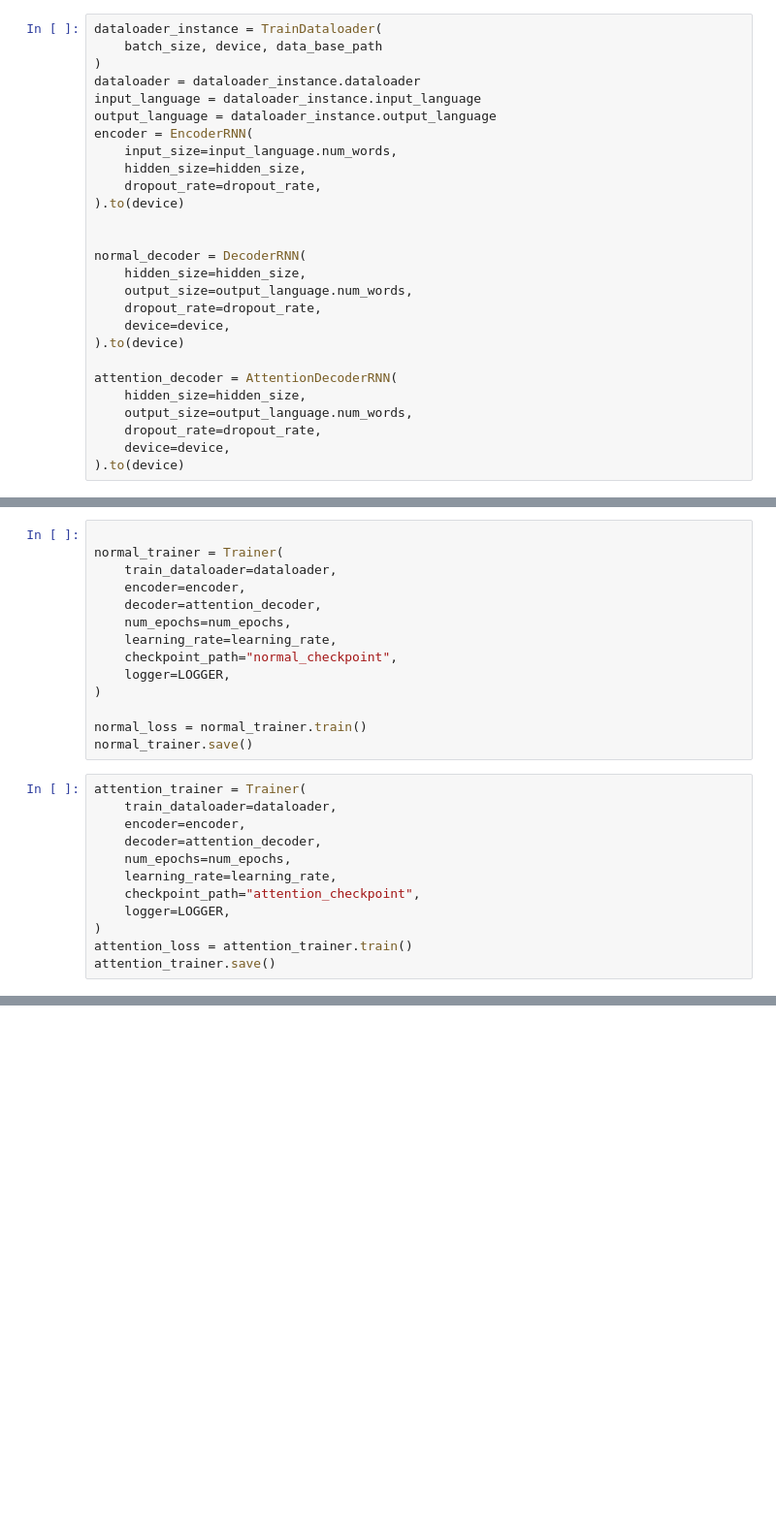
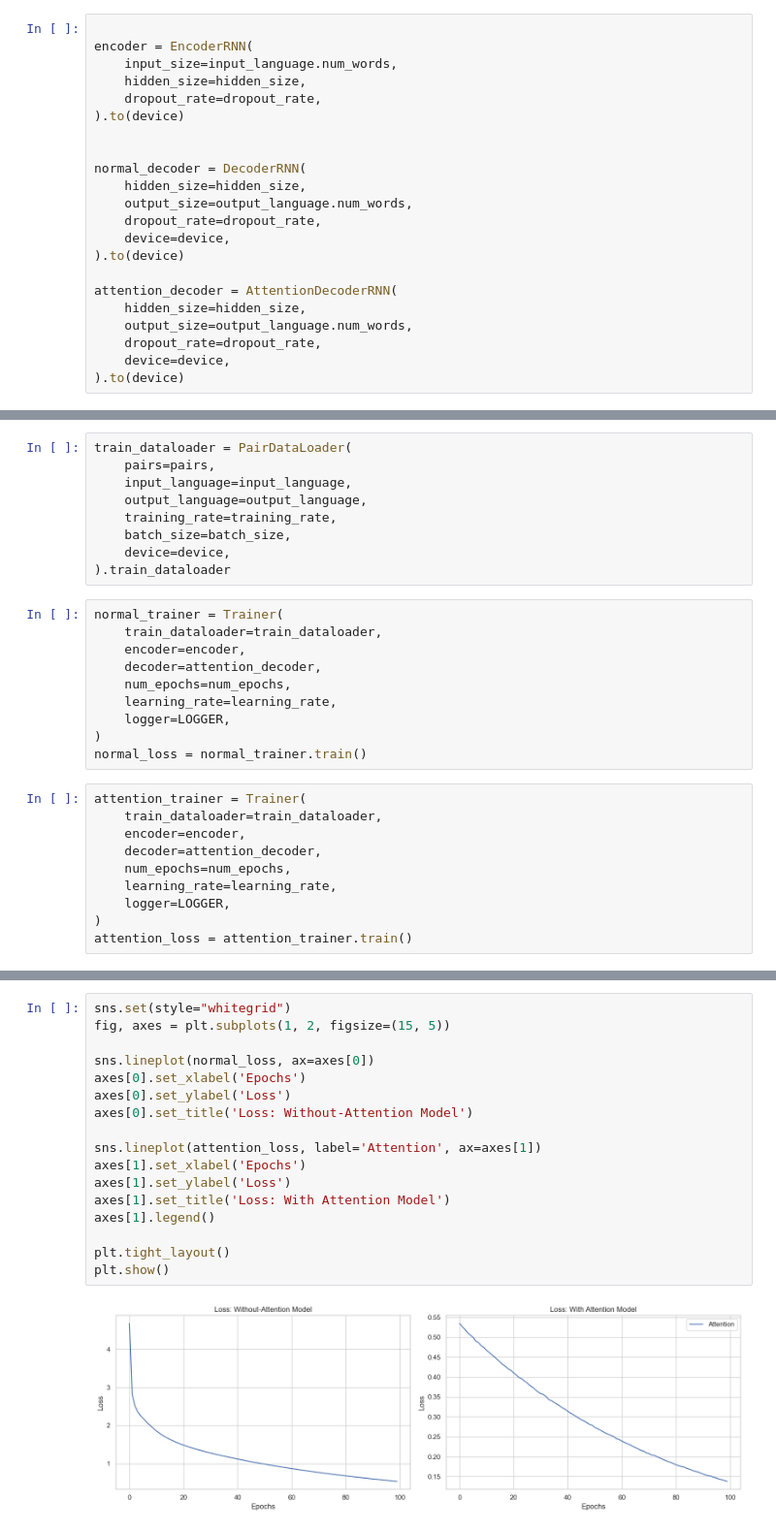
Before and after one commit to egpivo/nlp-practice, a Jupyter notebook: examples/translation/notebooks/evaluation.ipynb, the cells around one changed output, grey strips where cells are left out. Shown: that part at 97% size. Drawn from its saved outputs; the diff is of its cells as text; blank space fills up the shorter version.

```diff
--- a/examples/translation/notebooks/evaluation.ipynb
+++ b/examples/translation/notebooks/evaluation.ipynb
@@ -24,10 +48,5 @@ attention_checkpoint = "attention_seq2seq.pt"
 # %%
-dataloader_instance = TrainDataloader(
-    batch_size, device, data_base_path
-)
-dataloader = dataloader_instance.dataloader
-input_language = dataloader_instance.input_language
-output_language = dataloader_instance.output_language
+
 encoder = EncoderRNN(
     input_size=input_language.num_words,
     hidden_size=hidden_size,
@@ -51,26 +72,29 @@ attention_decoder = AttentionDecoderRNN(
+# %%
+train_dataloader = PairDataLoader(
+    pairs=pairs,
+    input_language=input_language,
+    output_language=output_language,
+    training_rate=training_rate,
+    batch_size=batch_size,
+    device=device,
+).train_dataloader
 # %%
-
 normal_trainer = Trainer(
-    train_dataloader=dataloader,
+    train_dataloader=train_dataloader,
     encoder=encoder,
     decoder=attention_decoder,
     num_epochs=num_epochs,
     learning_rate=learning_rate,
-    checkpoint_path="normal_checkpoint",
     logger=LOGGER,
 )
-
 normal_loss = normal_trainer.train()
-normal_trainer.save()
 # %%
 attention_trainer = Trainer(
-    train_dataloader=dataloader,
+    train_dataloader=train_dataloader,
     encoder=encoder,
     decoder=attention_decoder,
     num_epochs=num_epochs,
     learning_rate=learning_rate,
-    checkpoint_path="attention_checkpoint",
     logger=LOGGER,
 )
 attention_loss = attention_trainer.train()
-attention_trainer.save()
@@ -76,0 +104,19 @@ attention_trainer.save()
+# %%
+sns.set(style="whitegrid")
+fig, axes = plt.subplots(1, 2, figsize=(15, 5))
+
+sns.lineplot(normal_loss, ax=axes[0])
+axes[0].set_xlabel('Epochs')
+axes[0].set_ylabel('Loss')
+axes[0].set_title('Loss: Without-Attention Model')
+
+sns.lineplot(attention_loss, label='Attention', ax=axes[1])
+axes[1].set_xlabel('Epochs')
+axes[1].set_ylabel('Loss')
+axes[1].set_title('Loss: With Attention Model')
+axes[1].legend()
+
+plt.tight_layout()
+plt.show()
+# %% [output]
+[figure, added]
```
Also changed, not shown: parts of 15 cells of this notebook, 2 other files.
